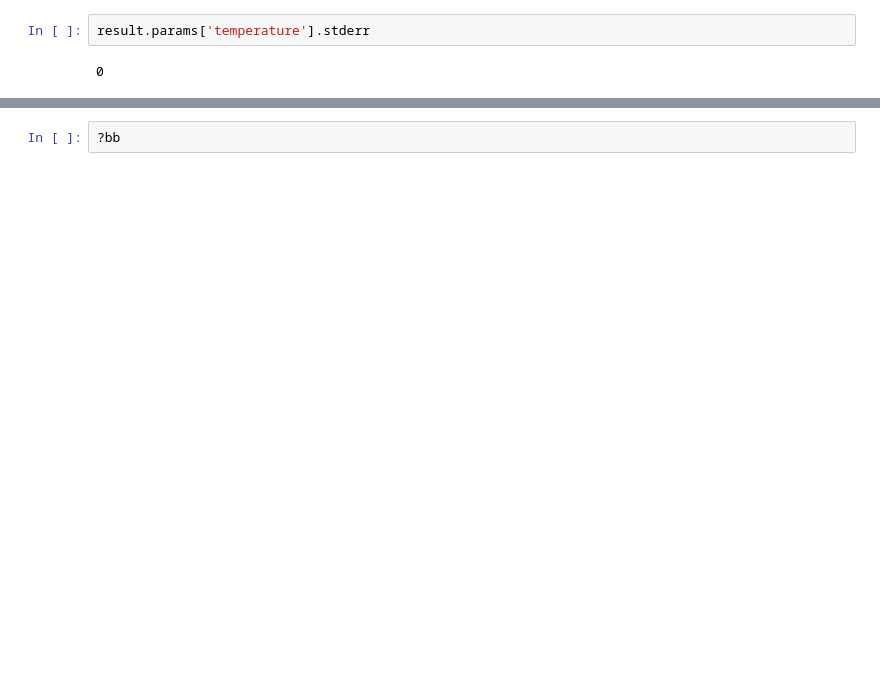
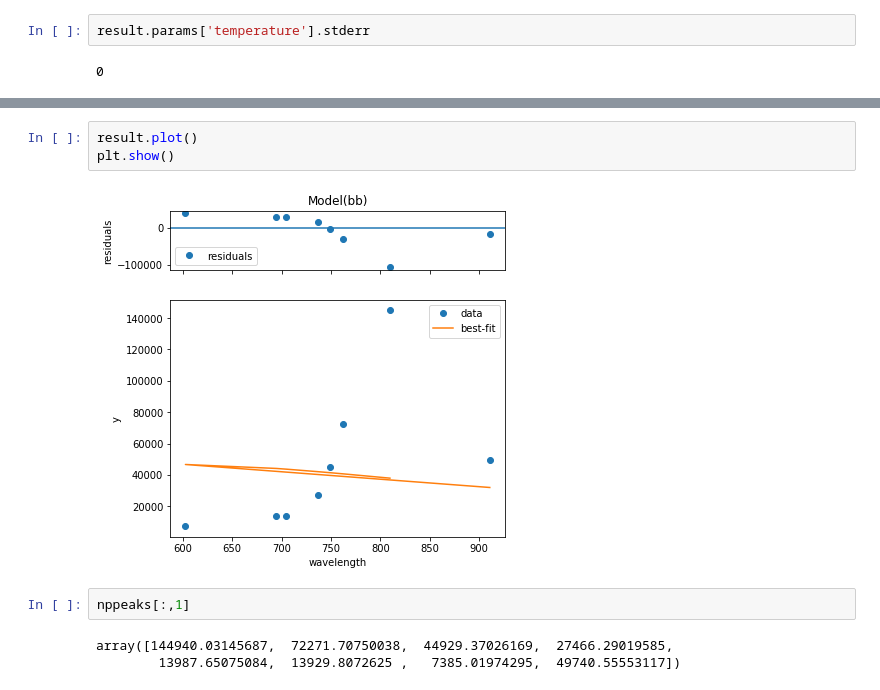
Before and after one commit to piovere/zeTorch, a Jupyter notebook: Black body peak fitting.ipynb, the cells around one changed output, grey strips where cells are left out. Drawn from its saved outputs; the diff is of its cells as text; blank space fills up the shorter version.

```diff
--- a/Black body peak fitting.ipynb
+++ b/Black body peak fitting.ipynb
@@ -443,2 +444,10 @@ plt.show()
-# %%
-?bb
+# %%
+result.plot()
+plt.show()
+# %% [output]
+[figure, added]
+# %%
+nppeaks[:,1]
+# %% [output]
+array([144940.03145687,  72271.70750038,  44929.37026169,  27466.29019585,
+        13987.65075084,  13929.8072625 ,   7385.01974295,  49740.55553117])
```
Also changed, not shown: parts of 19 cells of this notebook, 4 other files.
